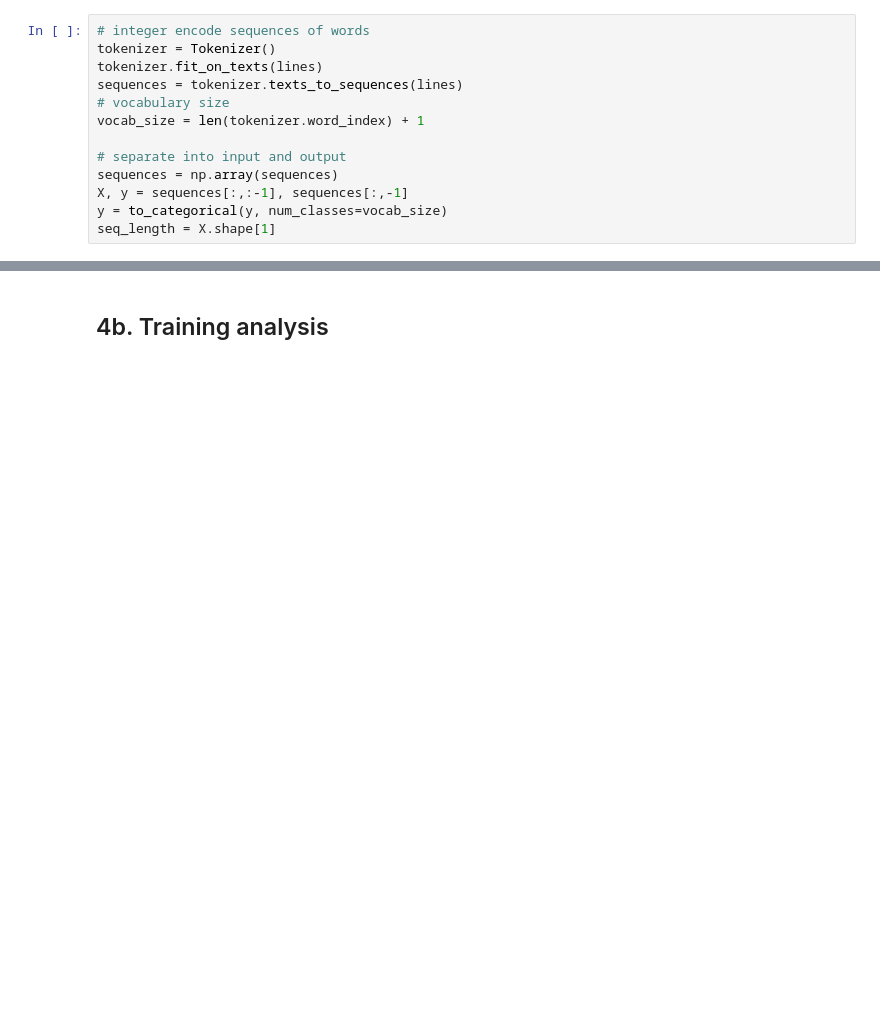
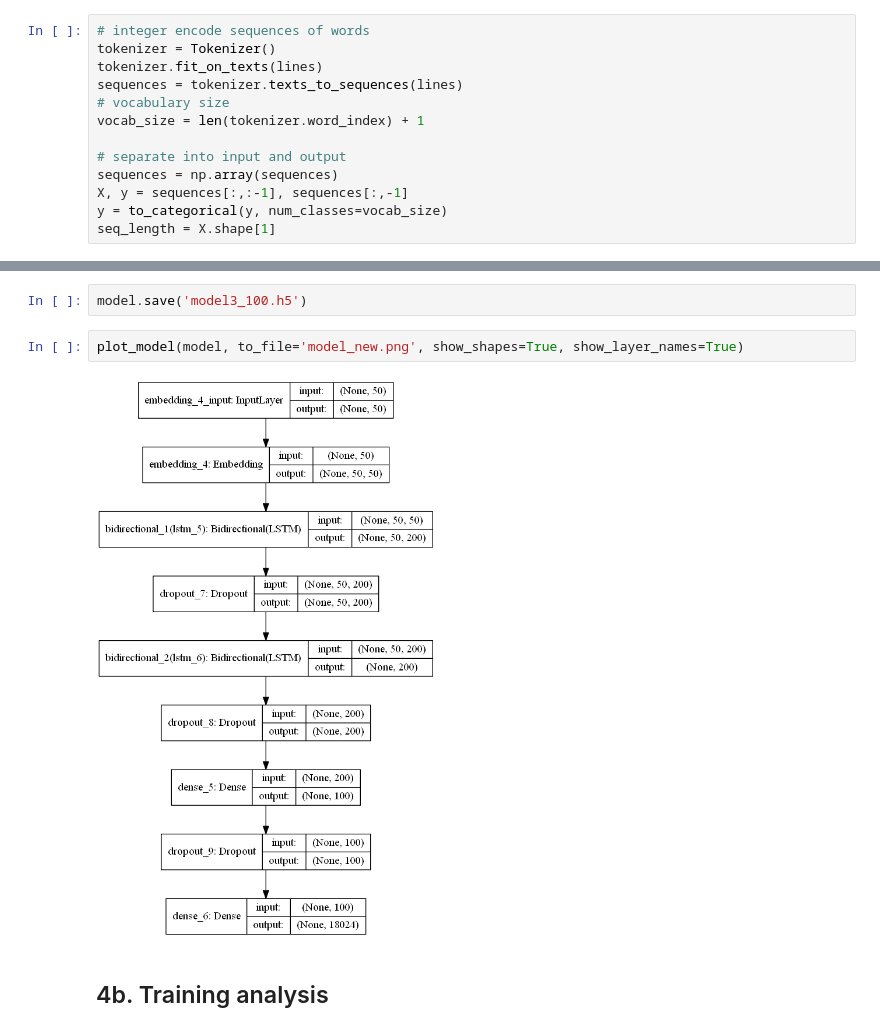
Before and after one commit to jonathanlu02/lexical-classes-lstm, a Jupyter notebook: lstm_text.ipynb, the cells around one changed output, grey strips where cells are left out. Cells and saved outputs as stored; diff of their text form; blank space fills up the shorter version.

```diff
--- a/lstm_text.ipynb
+++ b/lstm_text.ipynb
@@ -427,3 +431,9 @@ Epoch 100/100
+# %%
+model.save('model3_100.h5')
+# %%
+plot_model(model, to_file='model_new.png', show_shapes=True, show_layer_names=True)
+# %% [output]
+[figure, added]
 # %% [markdown]
 ## 4b. Training analysis
 # %%
```
Also changed, not shown: parts of 20 cells of this notebook, 39 other files.
